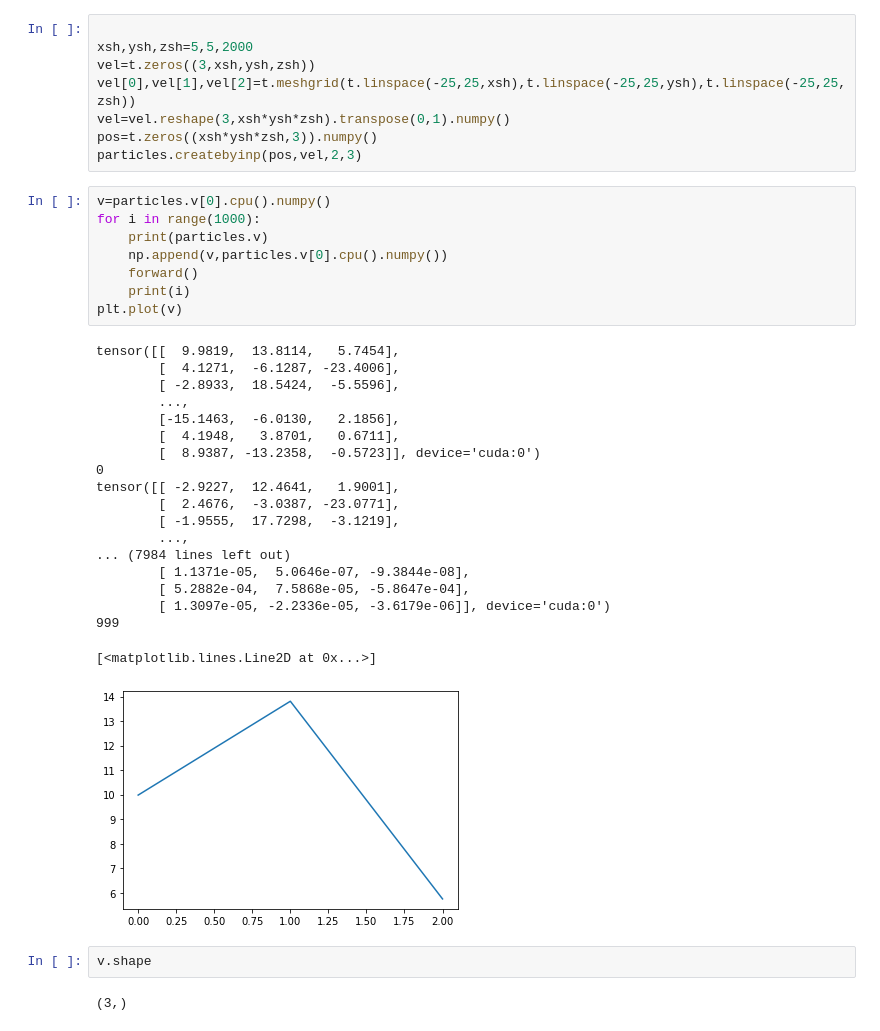
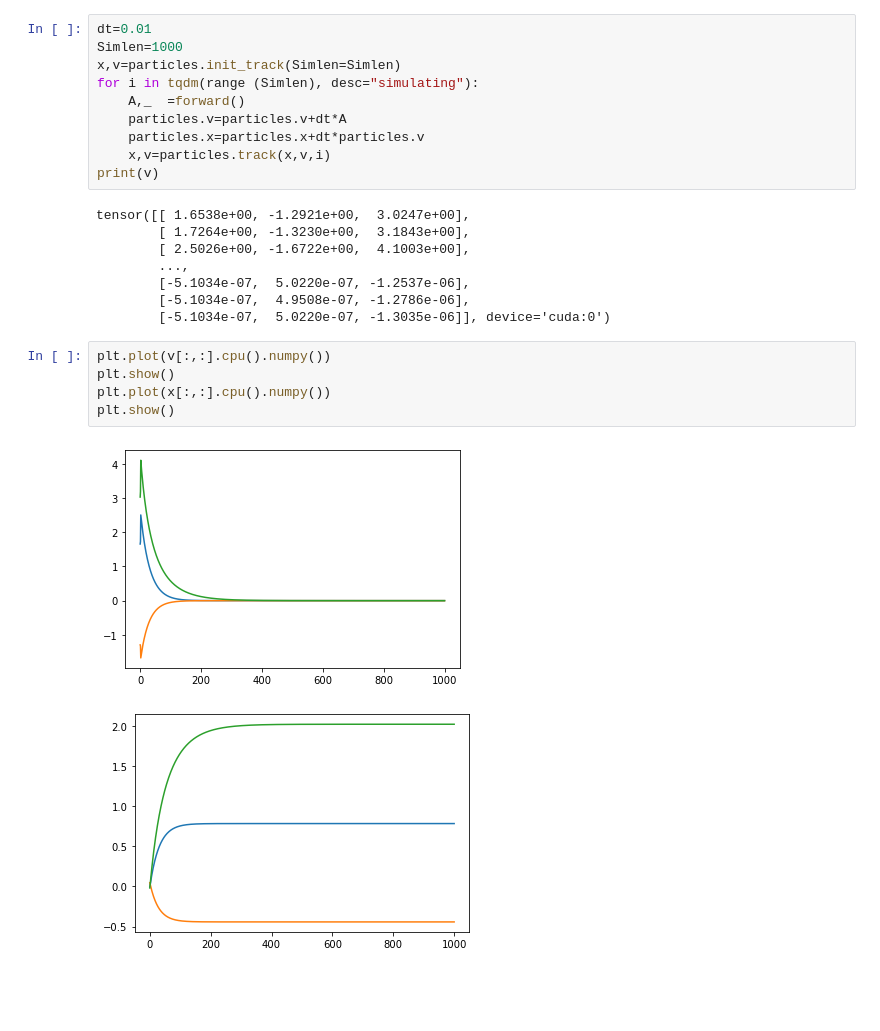
Before and after one commit to lexEjoosten/MOT-modelling, a Jupyter notebook: Optical Molasses Model.ipynb, the cells around one changed output. Cells and saved outputs as stored; diff of their text form; blank space fills up the shorter version.

```diff
--- a/Optical Molasses Model.ipynb
+++ b/Optical Molasses Model.ipynb
@@ -529,40 +148,26 @@ particles.createbyinp(pos,vel,2,3)
-# %%
-
-xsh,ysh,zsh=5,5,2000
-vel=t.zeros((3,xsh,ysh,zsh))
-vel[0],vel[1],vel[2]=t.meshgrid(t.linspace(-25,25,xsh),t.linspace(-25,25,ysh),t.linspace(-25,25,zsh))
-vel=vel.reshape(3,xsh*ysh*zsh).transpose(0,1).numpy()
-pos=t.zeros((xsh*ysh*zsh,3)).numpy()
-particles.createbyinp(pos,vel,2,3)
-# %%
-v=particles.v[0].cpu().numpy()
-for i in range(1000):
-    print(particles.v)
-    np.append(v,particles.v[0].cpu().numpy())
-    forward()
-    print(i)
-plt.plot(v)
-# %% [output]
-tensor([[  9.9819,  13.8114,   5.7454],
-        [  4.1271,  -6.1287, -23.4006],
-        [ -2.8933,  18.5424,  -5.5596],
-        ...,
-        [-15.1463,  -6.0130,   2.1856],
-        [  4.1948,   3.8701,   0.6711],
-        [  8.9387, -13.2358,  -0.5723]], device='cuda:0')
-0
-tensor([[ -2.9227,  12.4641,   1.9001],
-        [  2.4676,  -3.0387, -23.0771],
-        [ -1.9555,  17.7298,  -3.1219],
-        ...,
-... (7984 lines left out)
-        [ 1.1371e-05,  5.0646e-07, -9.3844e-08],
-        [ 5.2882e-04,  7.5868e-05, -5.8647e-04],
-        [ 1.3097e-05, -2.2336e-05, -3.6179e-06]], device='cuda:0')
-999
-[<matplotlib.lines.Line2D at 0x...>]
-[figure, removed]
-# %%
-v.shape
-# %% [output]
-(3,)
+# %%
+dt=0.01
+Simlen=1000
+x,v=particles.init_track(Simlen=Simlen)
+for i in tqdm(range (Simlen), desc="simulating"):
+    A,_  =forward()
+    particles.v=particles.v+dt*A
+    particles.x=particles.x+dt*particles.v
+    x,v=particles.track(x,v,i)
+print(v)
+# %% [output]
+tensor([[ 1.6538e+00, -1.2921e+00,  3.0247e+00],
+        [ 1.7264e+00, -1.3230e+00,  3.1843e+00],
+        [ 2.5026e+00, -1.6722e+00,  4.1003e+00],
+        ...,
+        [-5.1034e-07,  5.0220e-07, -1.2537e-06],
+        [-5.1034e-07,  4.9508e-07, -1.2786e-06],
+        [-5.1034e-07,  5.0220e-07, -1.3035e-06]], device='cuda:0')
+# %%
+plt.plot(v[:,:].cpu().numpy())
+plt.show()
+plt.plot(x[:,:].cpu().numpy())
+plt.show()
+# %% [output]
+[figure, added]
+[figure, added]
```
Also changed, not shown: parts of 12 cells of this notebook, 3 other files.
